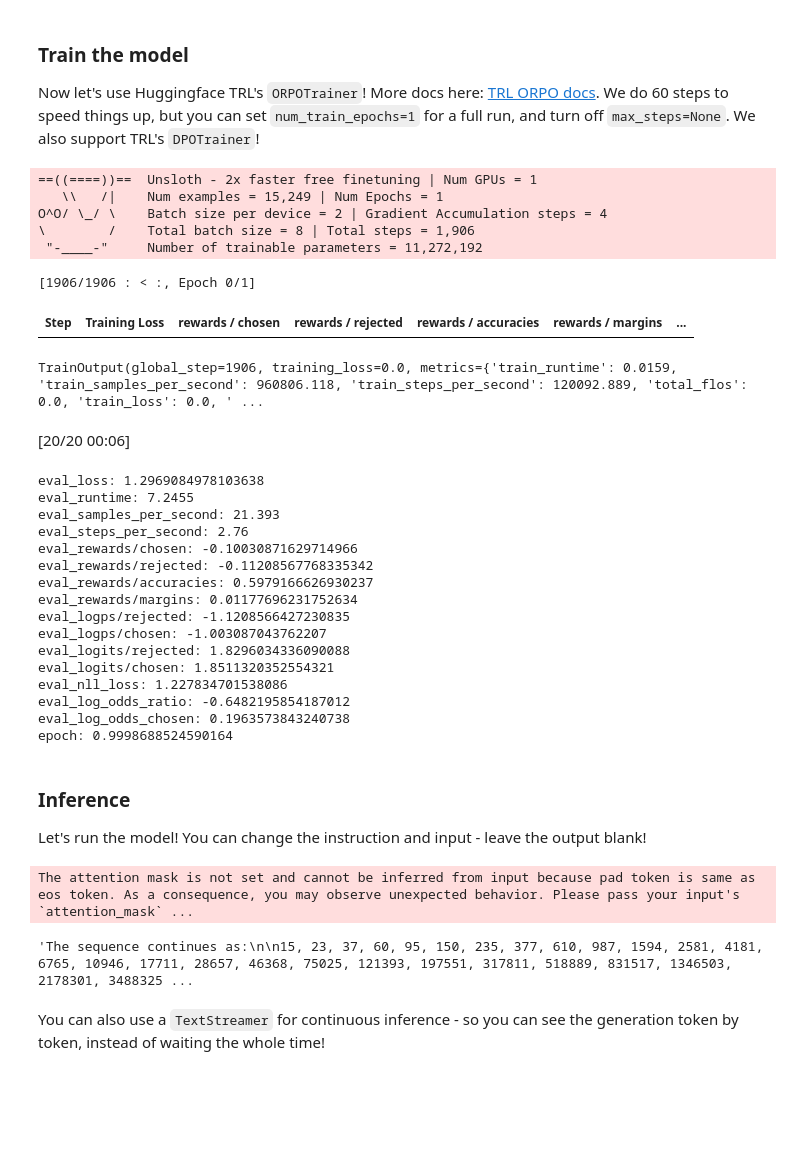
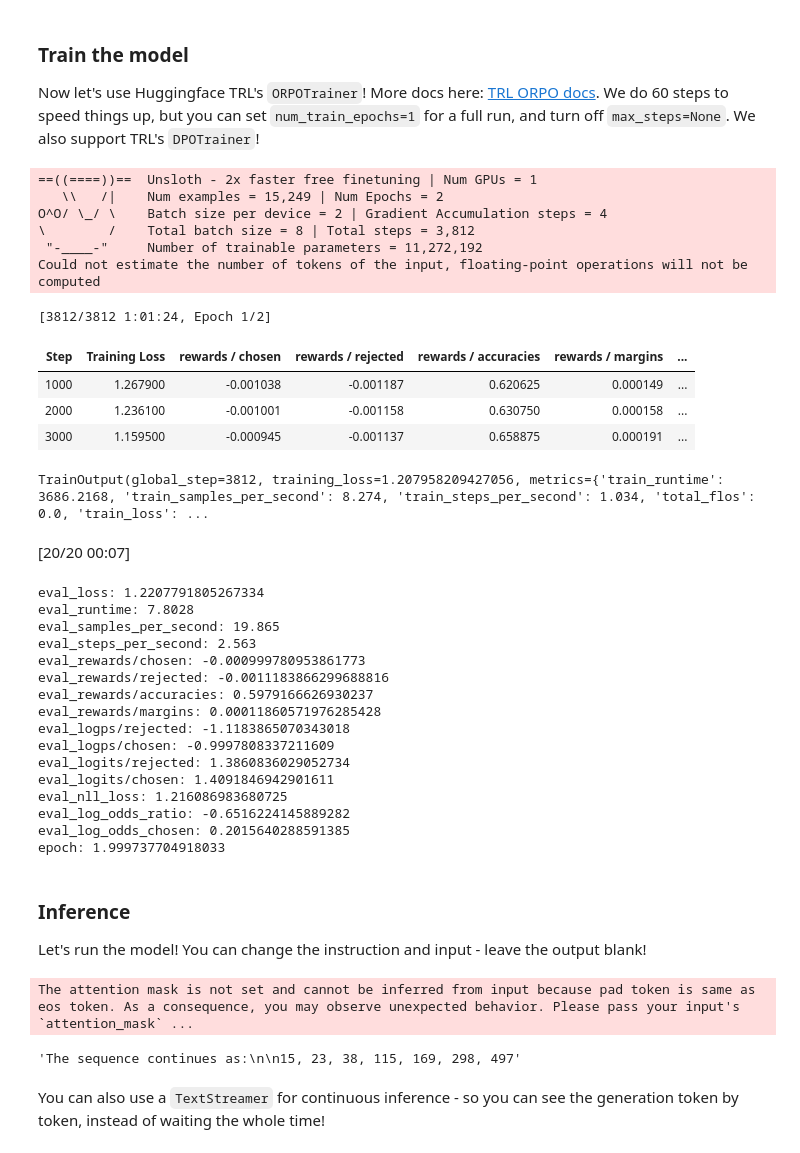
Before and after one commit to AMomozZz/ID2223-lab2_2024, a Jupyter notebook: ORPO_Unsloth_Example.ipynb, the cells around one changed output. Cells and saved outputs as stored; diff of their text form; code cells hidden in the pictures; blank space fills up the shorter version.

```diff
--- a/ORPO_Unsloth_Example.ipynb
+++ b/ORPO_Unsloth_Example.ipynb
@@ -67,7 +67,7 @@ model = FastLanguageModel.get_peft_model(
     r = 16, # Choose any number > 0 ! Suggested 8, 16, 32, 64, 128
     target_modules = ["q_proj", "k_proj", "v_proj", "o_proj",
                       "gate_proj", "up_proj", "down_proj",],
-    lora_alpha = 16,
+    lora_alpha = 32,
     lora_dropout = 0, # Supports any, but = 0 is optimized
     bias = "none",    # Supports any, but = "none" is optimized
     # [NEW] "unsloth" uses 30% less VRAM, fits 2x larger batch sizes!
@@ -140,37 +140,41 @@ orpo_trainer = ORPOTrainer(
     args = ORPOConfig(
         warmup_steps = 5,
         learning_rate = 2e-4,
-        weight_decay = 0.01,
+        weight_decay = 0.05,
         seed = 3407,
         max_length = max_seq_length,
         max_prompt_length = max_seq_length//2,
         max_completion_length = max_seq_length//2,
         per_device_train_batch_size = 2,
         gradient_accumulation_steps = 4,
-        beta = 0.1,
-        logging_steps = 1,
+        beta = 0.001,
+        logging_steps = 1000,
         optim = "adamw_8bit",
         lr_scheduler_type = "linear",
-        num_train_epochs = 1,
+        num_train_epochs = 2,
         # max_steps = 30, # Change to num_train_epochs = 1 for full training runs
         fp16 = not is_bfloat16_supported(),
         bf16 = is_bfloat16_supported(),
-        output_dir = "orpo",
+        output_dir = "orpo_1",
         report_to = "none", # Use this for WandB etc
         push_to_hub=True,
     ),
 )
 # %%
-orpo_trainer.train(resume_from_checkpoint="orpo/checkpoint-1906")
+orpo_trainer.train()
 # %% [output]
 ==((====))==  Unsloth - 2x faster free finetuning | Num GPUs = 1
-   \\   /|    Num examples = 15,249 | Num Epochs = 1
+   \\   /|    Num examples = 15,249 | Num Epochs = 2
 O^O/ \_/ \    Batch size per device = 2 | Gradient Accumulation steps = 4
-\        /    Total batch size = 8 | Total steps = 1,906
+\        /    Total batch size = 8 | Total steps = 3,812
  "-____-"     Number of trainable parameters = 11,272,192
+Could not estimate the number of tokens of the input, floating-point operations will not be computed
-[1906/1906 : < :, Epoch 0/1]
+[3812/3812 1:01:24, Epoch 1/2]
 | Step | Training Loss | rewards / chosen | rewards / rejected | rewards / accuracies | rewards / margins | ... |
+| 1000 | 1.267900 | -0.001038 | -0.001187 | 0.620625 | 0.000149 | ... |
+| 2000 | 1.236100 | -0.001001 | -0.001158 | 0.630750 | 0.000158 | ... |
+| 3000 | 1.159500 | -0.000945 | -0.001137 | 0.658875 | 0.000191 | ... |
-TrainOutput(global_step=1906, training_loss=0.0, metrics={'train_runtime': 0.0159, 'train_samples_per_second': 960806.118, 'train_steps_per_second': 120092.889, 'total_flos': 0.0, 'train_loss': 0.0, ' ...
+TrainOutput(global_step=3812, training_loss=1.207958209427056, metrics={'train_runtime': 3686.2168, 'train_samples_per_second': 8.274, 'train_steps_per_second': 1.034, 'total_flos': 0.0, 'train_loss': ...
 # %%
 trainer_stats_eval = orpo_trainer.evaluate()
 
@@ -178,26 +182,26 @@ for key, value in trainer_stats_eval.items():
     print(f"{key}: {value}")
 
 import json
-with open("evaluation_results.json", "w") as f:
+with open("evaluation_results_1.json", "w") as f:
     json.dump(trainer_stats_eval, f, indent=4)
 # %% [output]
-[20/20 00:06]
+[20/20 00:07]
-eval_loss: 1.2969084978103638
-eval_runtime: 7.2455
-eval_samples_per_second: 21.393
-eval_steps_per_second: 2.76
-eval_rewards/chosen: -0.10030871629714966
-eval_rewards/rejected: -0.11208567768335342
+eval_loss: 1.2207791805267334
+eval_runtime: 7.8028
+eval_samples_per_second: 19.865
+eval_steps_per_second: 2.563
+eval_rewards/chosen: -0.000999780953861773
+eval_rewards/rejected: -0.0011183866299688816
 eval_rewards/accuracies: 0.5979166626930237
-eval_rewards/margins: 0.01177696231752634
-eval_logps/rejected: -1.1208566427230835
-eval_logps/chosen: -1.003087043762207
-eval_logits/rejected: 1.8296034336090088
-eval_logits/chosen: 1.8511320352554321
-eval_nll_loss: 1.227834701538086
-eval_log_odds_ratio: -0.6482195854187012
-eval_log_odds_chosen: 0.1963573843240738
-epoch: 0.9998688524590164
+eval_rewards/margins: 0.00011860571976285428
+eval_logps/rejected: -1.1183865070343018
+eval_logps/chosen: -0.9997808337211609
+eval_logits/rejected: 1.3860836029052734
+eval_logits/chosen: 1.4091846942901611
+eval_nll_loss: 1.216086983680725
+eval_log_odds_ratio: -0.6516224145889282
+eval_log_odds_chosen: 0.2015640288591385
+epoch: 1.999737704918033
 # %% [markdown]
 <a name="Inference"></a>
 ### Inference
@@ -227,7 +231,7 @@ if "assistant" in response:
 response
 # %% [output]
 The attention mask is not set and cannot be inferred from input because pad token is same as eos token. As a consequence, you may observe unexpected behavior. Please pass your input's `attention_mask` ...
-'The sequence continues as:\n\n15, 23, 37, 60, 95, 150, 235, 377, 610, 987, 1594, 2581, 4181, 6765, 10946, 17711, 28657, 46368, 75025, 121393, 197551, 317811, 518889, 831517, 1346503, 2178301, 3488325 ...
+'The sequence continues as:\n\n15, 23, 38, 115, 169, 298, 497'
 # %% [markdown]
  You can also use a `TextStreamer` for continuous inference - so you can see the generation token by token, instead of waiting the whole time!
 # %%
```
Also changed, not shown: parts of 3 cells of this notebook, 2 other files.
